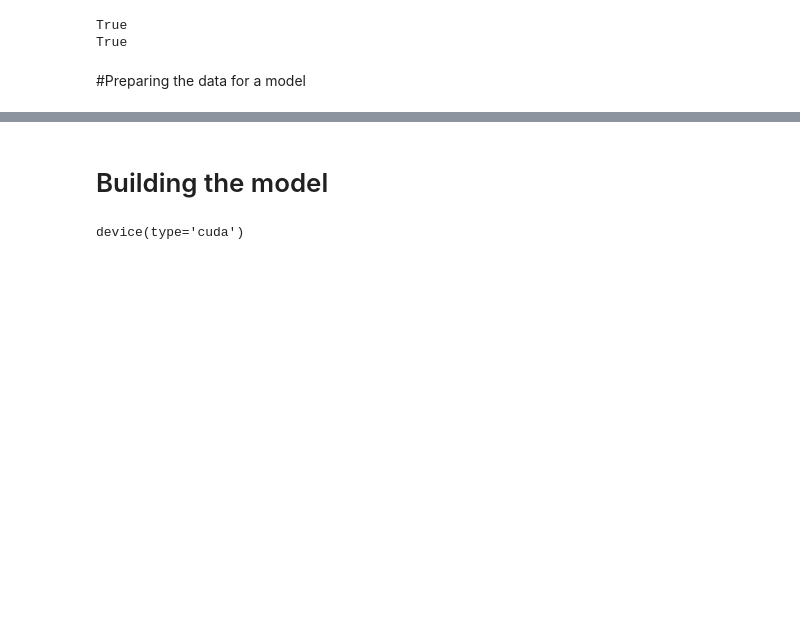
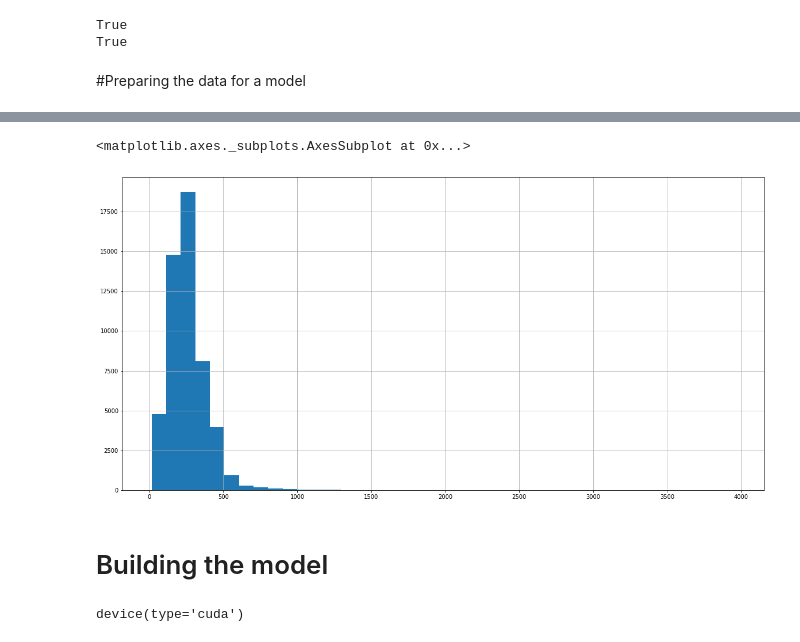
Before and after one commit to Quotermain/sber_stock_analysis, a Jupyter notebook: analysis.ipynb, the cells around one changed output, grey strips where cells are left out. Drawn from its saved outputs; the diff is of its cells as text; code cells hidden in the pictures; blank space fills up the shorter version.

```diff
--- a/analysis.ipynb
+++ b/analysis.ipynb
@@ -253,0 +281,6 @@ merged.to_csv(
+# %%
+from summarizer import Summarizer
+
+model = Summarizer()
+# %%
+merged.text = merged.text.apply(lambda x: model(x, num_sentences=25))
@@ -350,4 +353,9 @@ merged['data_type'] = ['not_set'] * merged.shape[0]
 
 merged.loc[X_train, 'data_type'] = 'train'
 merged.loc[X_val, 'data_type'] = 'val'
+# %%
+merged.text.str.split().apply(lambda x: len(x)).hist(bins=40)
+# %% [output]
+<matplotlib.axes._subplots.AxesSubplot at 0x...>
+[figure, added]
 # %%
```
Also changed, not shown: parts of 27 cells of this notebook.
